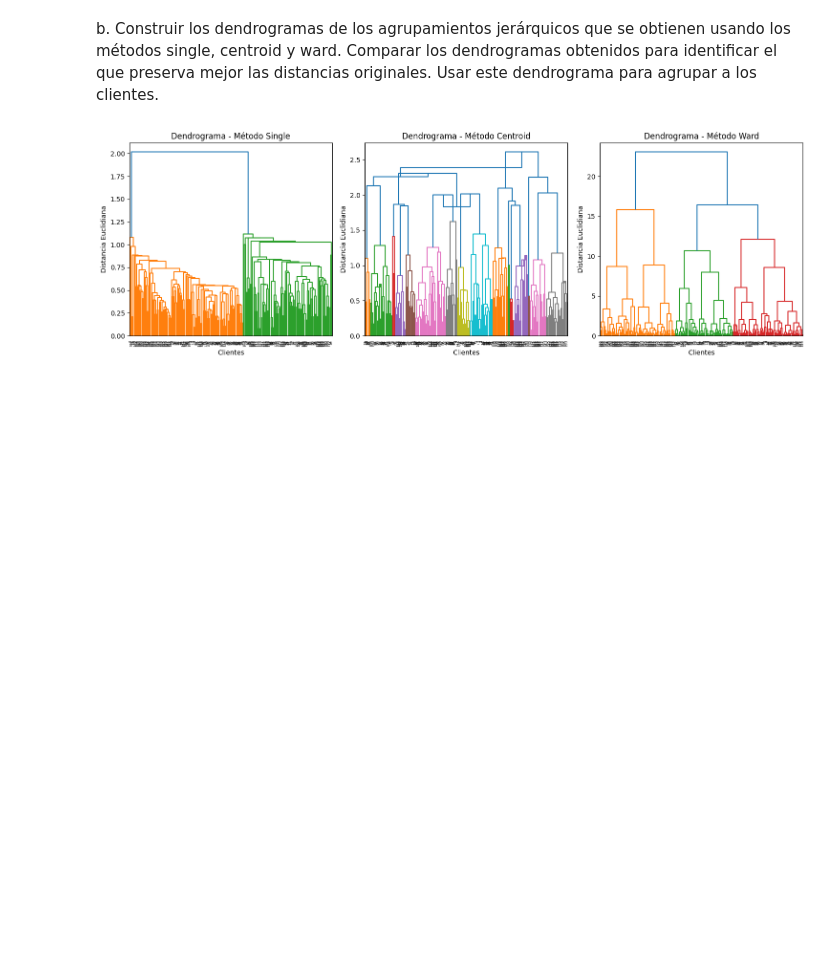
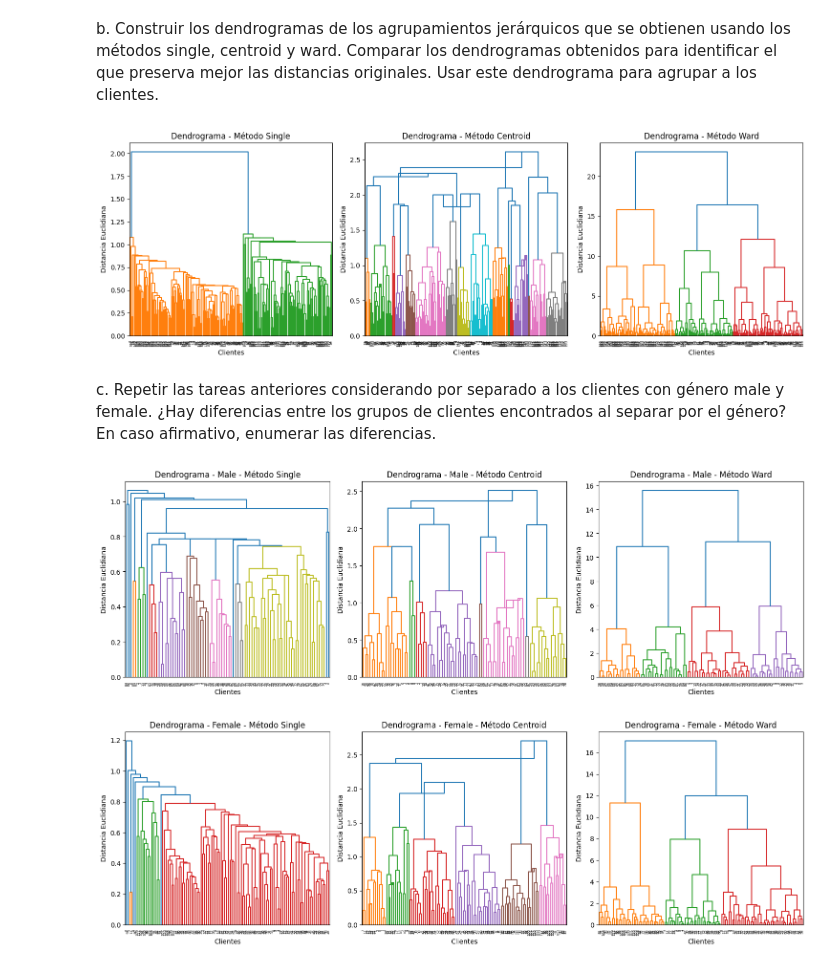
Before and after one commit to Samuelmm15/knowledge-extraction-on-databases, a Jupyter notebook: P2/source/customer-segmentation-case-1.ipynb, the cells around one changed output. Drawn from its saved outputs; the diff is of its cells as text; code cells hidden in the pictures; blank space fills up the shorter version.

Commit message:
wip(SegmentationByGenre): finished the c exercice of the practice

```diff
--- a/P2/source/customer-segmentation-case-1.ipynb
+++ b/P2/source/customer-segmentation-case-1.ipynb
@@ -99,3 +99,52 @@ plt.tight_layout()
 plt.show()
 # %% [output]
 [figure]
+# %% [markdown]
+c. Repetir las tareas anteriores considerando por separado a los clientes
+con género male y female. ¿Hay diferencias entre los grupos de
+clientes encontrados al separar por el género? En caso afirmativo,
+enumerar las diferencias.
+# %%
+# Importación de librerías
+import pandas as pd
+from sklearn.preprocessing import StandardScaler, LabelEncoder
+import matplotlib.pyplot as plt
+import scipy.cluster.hierarchy as sch
+
+# Carga del dataset
+dataset = pd.read_csv('../data/Base de datos - mallCustomers.csv')
+
+# Convertir la columna 'Gender' a valores numéricos
+label_encoder = LabelEncoder()
+dataset['Genre'] = label_encoder.fit_transform(dataset['Genre'])
+
+# Separar los datos en dos subconjuntos: male y female
+dataset_male = dataset[dataset['Genre'] == 1]  # Suponiendo que 1 es 'male'
+dataset_female = dataset[dataset['Genre'] == 0]  # Suponiendo que 0 es 'female'
+
+# Función para crear y mostrar dendrogramas para un subconjunto de datos
+def crear_dendrograma(subset, subset_name):
+    scaler = StandardScaler()
+    scaled_features = scaler.fit_transform(subset)
+
+    methods = ['single', 'centroid', 'ward']
+
+    plt.figure(figsize=(15, 5))
+    for i, method in enumerate(methods):
+        plt.subplot(1, 3, i + 1)
+        dendrogram = sch.dendrogram(sch.linkage(scaled_features, method=method))
+        plt.title(f'Dendrograma - {subset_name} - Método {method.capitalize()}')
+        plt.xlabel('Clientes')
+        plt.ylabel('Distancia Euclidiana')
+
+    plt.tight_layout()
+    plt.show()
+
+# Crear y mostrar dendrogramas para el subconjunto masculino
+crear_dendrograma(dataset_male.drop('Genre', axis=1), 'Male')
+
+# Crear y mostrar dendrogramas para el subconjunto femenino
+crear_dendrograma(dataset_female.drop('Genre', axis=1), 'Female')
+# %% [output]
+[figure, added]
+[figure, added]
```
